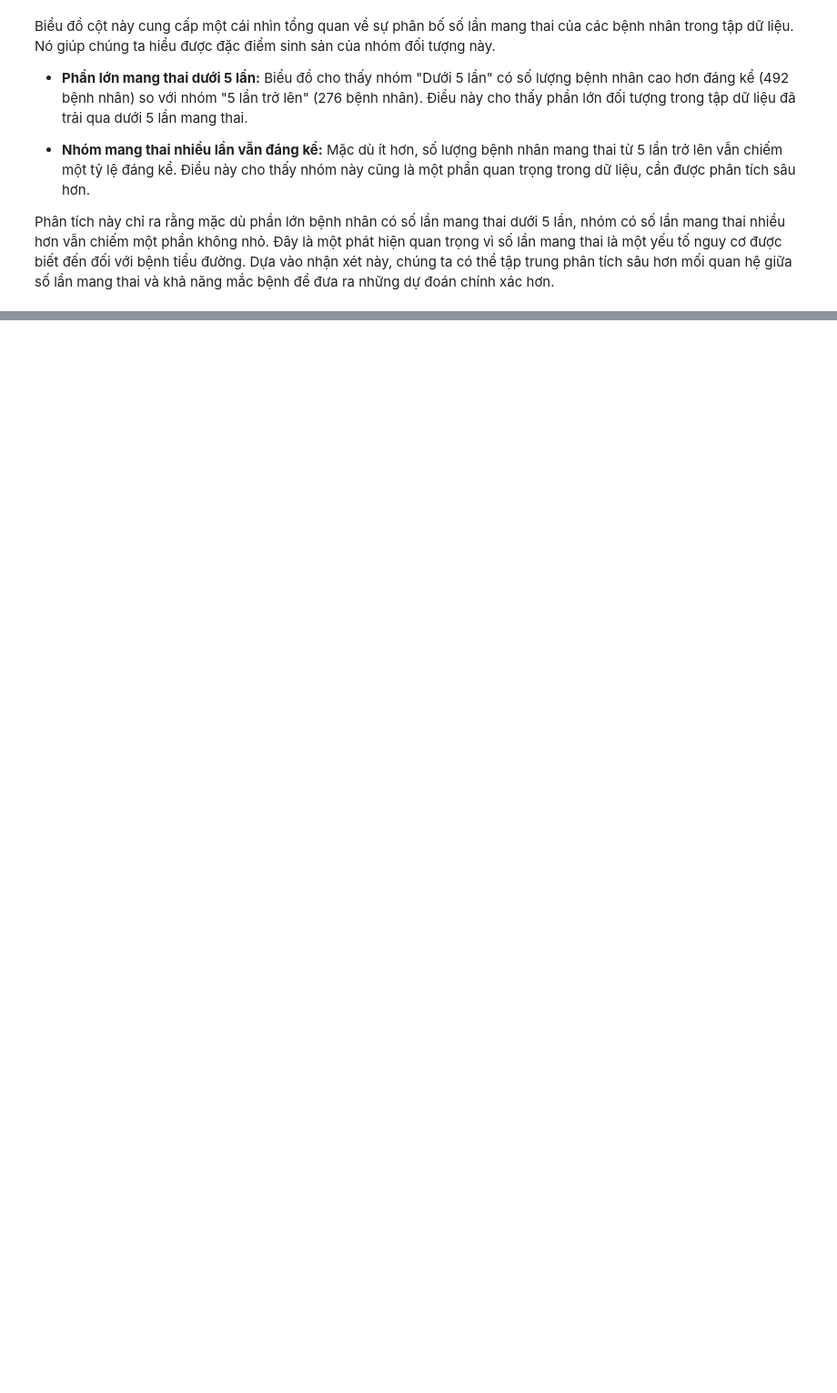
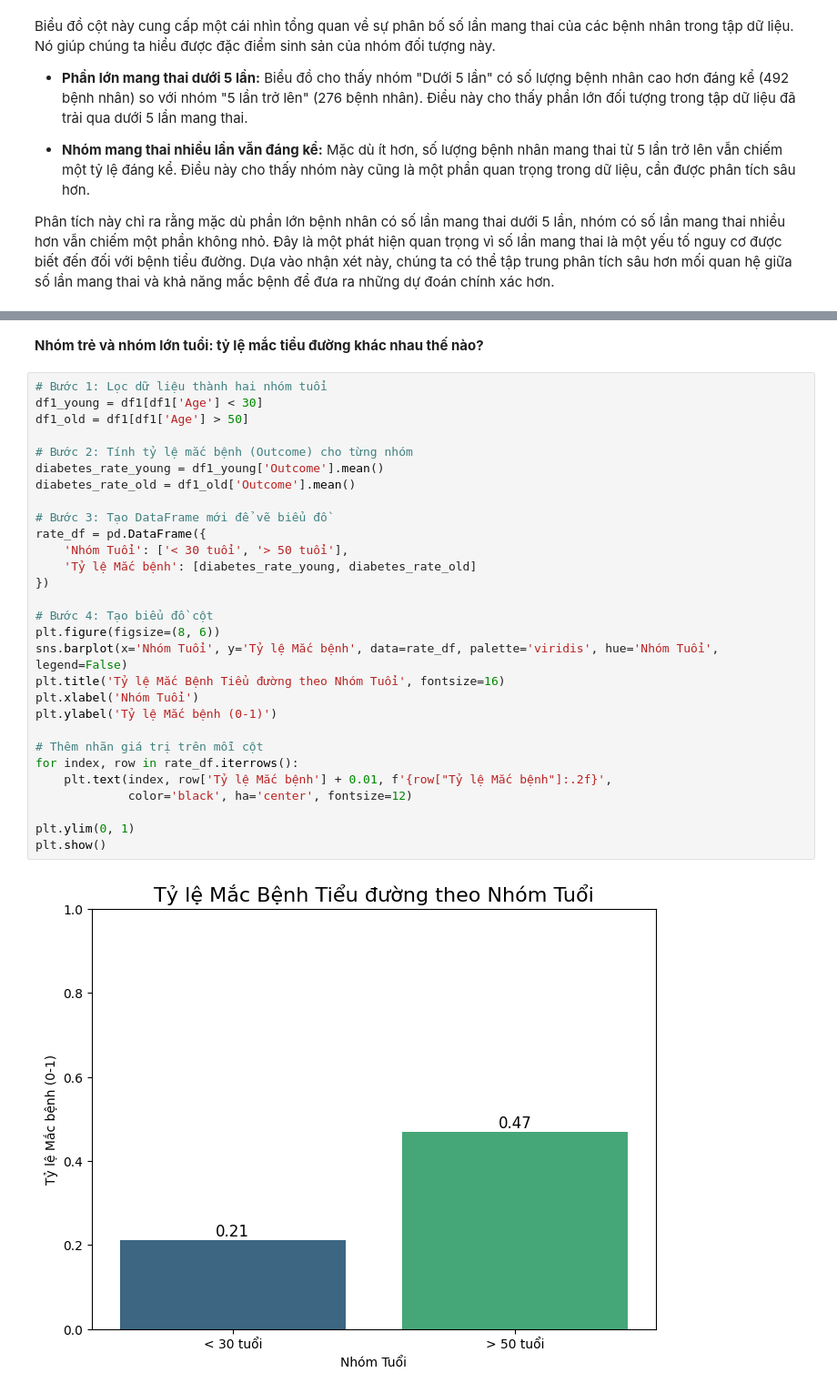
Before and after one commit to Mint0511/PTDL-25-26, a Jupyter notebook: minh.ipynb, the cells around one changed output, grey strips where cells are left out. Shown at 91% size. Saved outputs shown, nothing was run; the diff lists cells and outputs as text; blank space fills up the shorter version.

```diff
--- a/minh.ipynb
+++ b/minh.ipynb
@@ -667,0 +688,33 @@ Phân tích này chỉ ra rằng mặc dù phần lớn bệnh nhân có số l
+# %% [markdown]
+**Nhóm trẻ và nhóm lớn tuổi: tỷ lệ mắc tiểu đường khác nhau thế nào?**
+# %%
+# Bước 1: Lọc dữ liệu thành hai nhóm tuổi
+df1_young = df1[df1['Age'] < 30]
+df1_old = df1[df1['Age'] > 50]
+
+# Bước 2: Tính tỷ lệ mắc bệnh (Outcome) cho từng nhóm
+diabetes_rate_young = df1_young['Outcome'].mean()
+diabetes_rate_old = df1_old['Outcome'].mean()
+
+# Bước 3: Tạo DataFrame mới để vẽ biểu đồ
+rate_df = pd.DataFrame({
+    'Nhóm Tuổi': ['< 30 tuổi', '> 50 tuổi'],
+    'Tỷ lệ Mắc bệnh': [diabetes_rate_young, diabetes_rate_old]
+})
+
+# Bước 4: Tạo biểu đồ cột
+plt.figure(figsize=(8, 6))
+sns.barplot(x='Nhóm Tuổi', y='Tỷ lệ Mắc bệnh', data=rate_df, palette='viridis', hue='Nhóm Tuổi', legend=False)
+plt.title('Tỷ lệ Mắc Bệnh Tiểu đường theo Nhóm Tuổi', fontsize=16)
+plt.xlabel('Nhóm Tuổi')
+plt.ylabel('Tỷ lệ Mắc bệnh (0-1)')
+
+# Thêm nhãn giá trị trên mỗi cột
+for index, row in rate_df.iterrows():
+    plt.text(index, row['Tỷ lệ Mắc bệnh'] + 0.01, f'{row["Tỷ lệ Mắc bệnh"]:.2f}',
+             color='black', ha='center', fontsize=12)
+
+plt.ylim(0, 1)
+plt.show()
+# %% [output]
+[figure, added]
```
Also changed, not shown: parts of 14 cells of this notebook.
